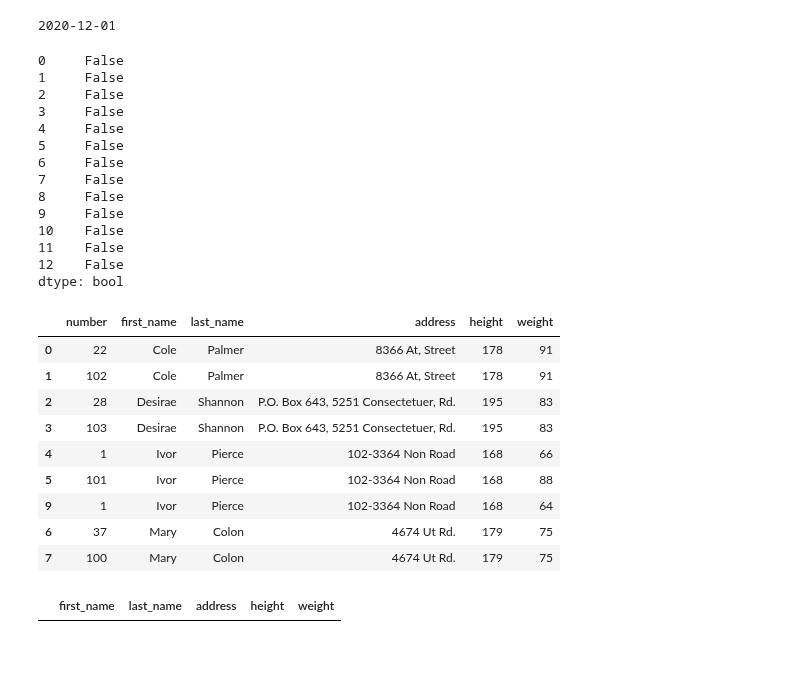
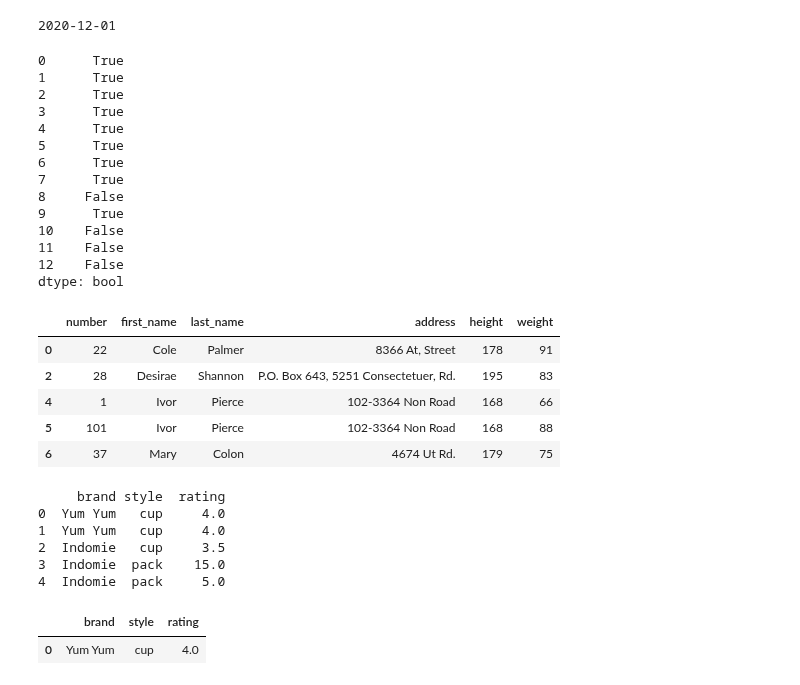
Before and after one commit to KeenGWatanabe/python, a Jupyter notebook: CleaningData.ipynb, the cells around one changed output. Saved outputs shown, nothing was run; the diff lists cells and outputs as text; code cells hidden in the pictures; blank space fills up the shorter version.

Commit message:
duplicated

```diff
--- a/CleaningData.ipynb
+++ b/CleaningData.ipynb
@@ -316,25 +316,25 @@ import numpy as np
 HtWt = pd.read_csv('HtWt.csv')
 
 
-#column names to check for duplication
-column_names = ['first_name', 'last_name']
+#define subset with column names to check for duplication
+column_names = ['last_name','height']
 duplicates = HtWt.duplicated(subset = column_names, keep = False)
 
 #print the header
-#HtWt.head()
+HtWt.head()
 #Get duplicates across all columns
-print(HtWt.duplicated())
+print(duplicates)
 # %% [output]
-0     False
-1     False
-2     False
-3     False
-4     False
-5     False
-6     False
-7     False
+0      True
+1      True
+2      True
+3      True
+4      True
+5      True
+6      True
+7      True
 8     False
-9     False
+9      True
 10    False
 11    False
 12    False
@@ -342,27 +342,23 @@ dtype: bool
 # %%
 import pandas as pd
 import numpy as np
 
 HtWt = pd.read_csv('HtWt.csv')
 
 #drop duplicates
 HtWt.drop_duplicates(inplace = True)
 
 #output duplicate values
 column_names = ['first_name', 'last_name', 'address']
-duplicates = HtWt.duplicated(subset = column_names, keep = False)
+duplicates = HtWt.duplicated(subset = column_names, keep = 'last')
 HtWt[duplicates].sort_values(by = 'first_name')
 # %% [output]
 |  | number | first_name | last_name | address | height | weight |
 | 0 | 22 | Cole | Palmer | 8366 At, Street | 178 | 91 |
-| 1 | 102 | Cole | Palmer | 8366 At, Street | 178 | 91 |
 | 2 | 28 | Desirae | Shannon | P.O. Box 643, 5251 Consectetuer, Rd. | 195 | 83 |
-| 3 | 103 | Desirae | Shannon | P.O. Box 643, 5251 Consectetuer, Rd. | 195 | 83 |
 | 4 | 1 | Ivor | Pierce | 102-3364 Non Road | 168 | 66 |
 | 5 | 101 | Ivor | Pierce | 102-3364 Non Road | 168 | 88 |
-| 9 | 1 | Ivor | Pierce | 102-3364 Non Road | 168 | 64 |
 | 6 | 37 | Mary | Colon | 4674 Ut Rd. | 179 | 75 |
-| 7 | 100 | Mary | Colon | 4674 Ut Rd. | 179 | 75 |
 # %%
 import pandas as pd
 import numpy as np
@@ -371,11 +367,31 @@ HtWt = pd.read_csv('HtWt.csv')
 
 #group by column names and prodcue statistical summaries
 column_names = ['first_name', 'last_name', 'address']
-summaries = {'height': 'max', 'weight' : 'mean'}
-HtWt = HtWt.groupby(by = column_names).agg(summaries).reset_index()
+summaries = {'height': 'max', 'weight' : 'mean'} #this dictionary doesnt work!
 
 #make sure aggregation is done
-duplicates = HtWt.duplicated(subset = column_names, keep = False)
+duplicates = HtWt.duplicated(subset = column_names, keep = 'last')
 HtWt[duplicates].sort_values(by = 'first_name')
+
+HtWt = HtWt.groupby(by = column_names).agg(summaries).reset_index()
-# %% [output]
-|  | first_name | last_name | address | height | weight |
+# %%
+df = pd.DataFrame({
+     'brand': ['Yum Yum', 'Yum Yum', 'Indomie', 'Indomie', 'Indomie'],
+     'style': ['cup', 'cup', 'cup', 'pack', 'pack'],
+    'rating': [4, 4, 3.5, 15, 5]
+ })
+
+print(df)
+column_names = ['brand', 'style', 'rating']
+duplicates = df.duplicated(subset = column_names, keep = 'last')
+#call only duplicates WITH THE LAST OCCURENCE
+df[duplicates].sort_values(by = 'brand')
+# %% [output]
+     brand style  rating
+0  Yum Yum   cup     4.0
+1  Yum Yum   cup     4.0
+2  Indomie   cup     3.5
+3  Indomie  pack    15.0
+4  Indomie  pack     5.0
+|  | brand | style | rating |
+| 0 | Yum Yum | cup | 4.0 |
```
Also changed, not shown: parts of 1 cell of this notebook.
